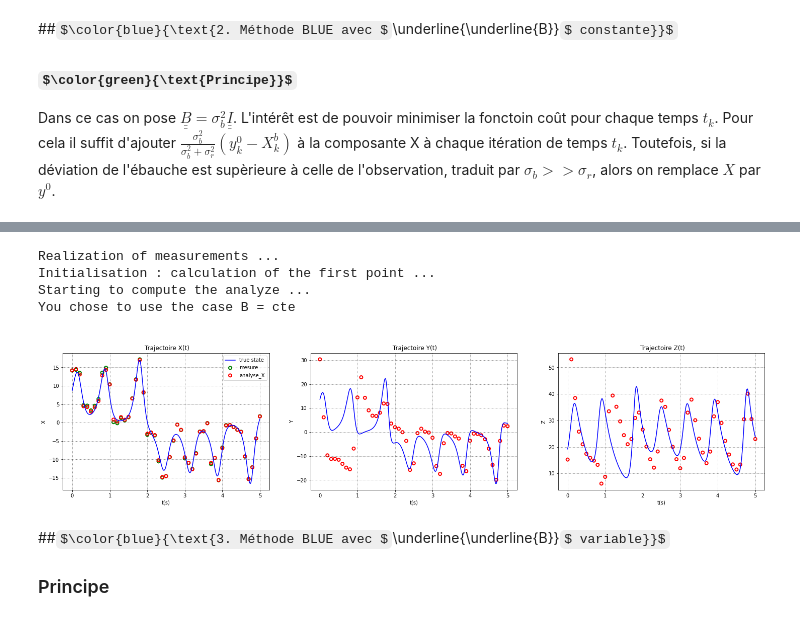
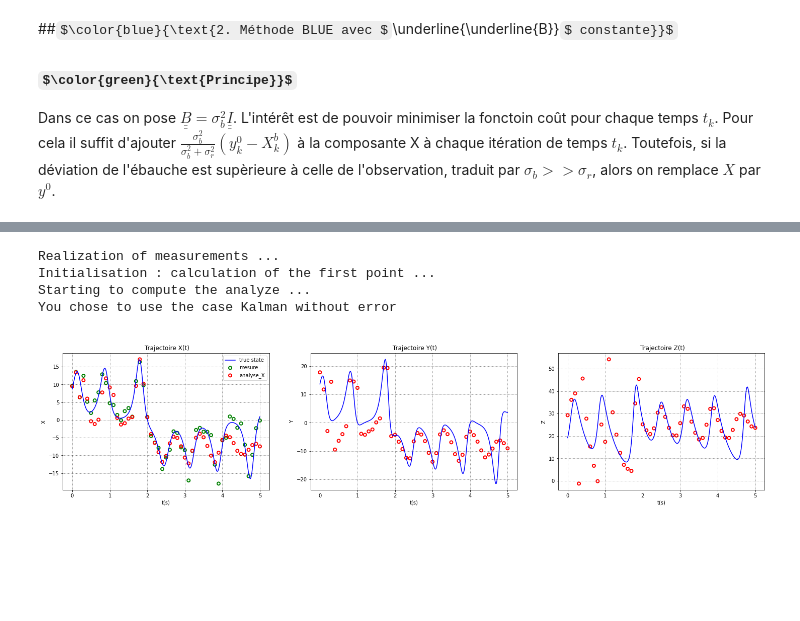
Before and after one commit to cbaptistec/Assimilation_data, a Jupyter notebook: Homework_C.ipynb, the cells around one changed output, grey strips where cells are left out. Cells and saved outputs as stored; diff of their text form; code cells hidden in the pictures; some formulas as TeX source; blank space fills up the shorter version.

```diff
--- a/Homework_C.ipynb
+++ b/Homework_C.ipynb
@@ -147,7 +147,6 @@ trueStateZ = np.interp(t,t_,y[t0:,2])
 class LorenzModel:
 
 
-
     def __init__(self,sigmar,sigmab, B = 'constant'):
         ### B : 'constant', 'Ak-1', 'Kalman'
 
@@ -168,24 +167,27 @@ class LorenzModel:
         #### Initialisation of the draft #####
         self.Xa = []
         self.Xb = []
+
         #### Creation of the measurements y° ####
         self.measurements()
+
         #### First point
+        self.firstPoint()
 
-        #### CASE 1 : BLUE B = constant
-        self.firstPoint()
         if B == 'constant':
             print('Starting to compute the analyze ...\nYou chose to use the case B = cte')
+
             for self.it in range (1,51):
                 self.BLUE_Bconstant()
+
         if B == 'Ak-1':
             print('Starting to compute the analyze ...\nYou chose to use the case B = Ak-1')
 
             for self.it in range (1,51):
                 self.BLUE_B__Ak()
 
-        if B == 'MAM':
-            print('Starting to compute the analyze ...\nYou chose to use the case 4D-var')
+        if B == 'KnoError':
+            print('Starting to compute the analyze ...\nYou chose to use the case Kalman without error')
 
             for self.it in range (1,51):
                 self.BLUE_4Dvar()
@@ -318,18 +390,14 @@ Toutefois, si la déviation de l'ébauche est supèrieure à celle de l'observat
 # %%
 # What can be changed :
-Methode = 'constant'   # Different methods possible : constant, Ak-1, MAM
+Methode = 'KnoError'   # Different methods possible : constant, Ak-1, KnoError
 sigmar = 2
 sigmab = 10
 
 # Run :
 run = LorenzModel(sigmar,sigmab,Methode)
 # %% [output]
 Realization of measurements ...
 Initialisation : calculation of the first point ...
 Starting to compute the analyze ...
-You chose to use the case B = cte
+You chose to use the case Kalman without error
-[figure, old version]
+[figure, new version]
-# %% [markdown]
-
-##$\color{blue}{\text{3. Méthode BLUE avec $\underline{\underline{B}}$ variable}}$
-### Principe
```
Also changed, not shown: parts of 17 cells of this notebook.
